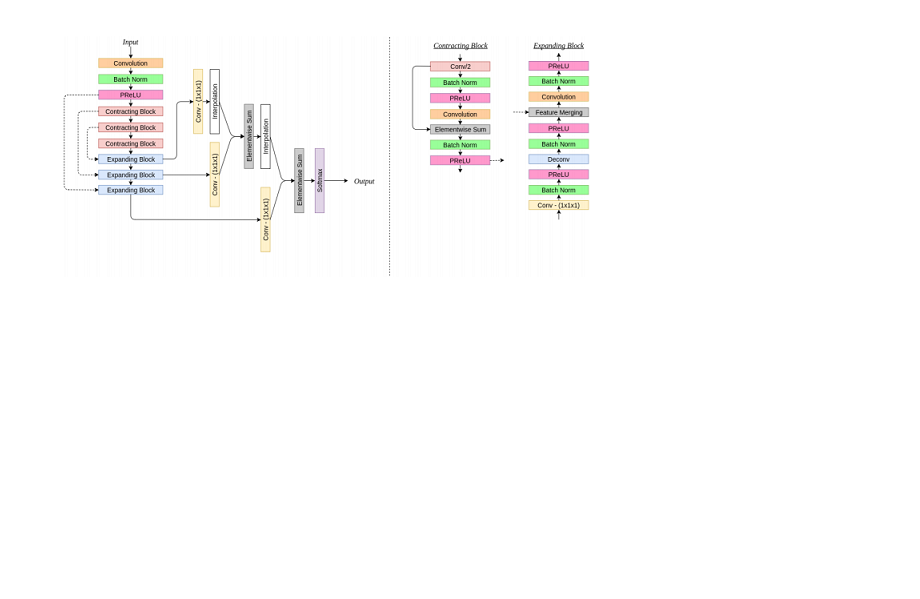
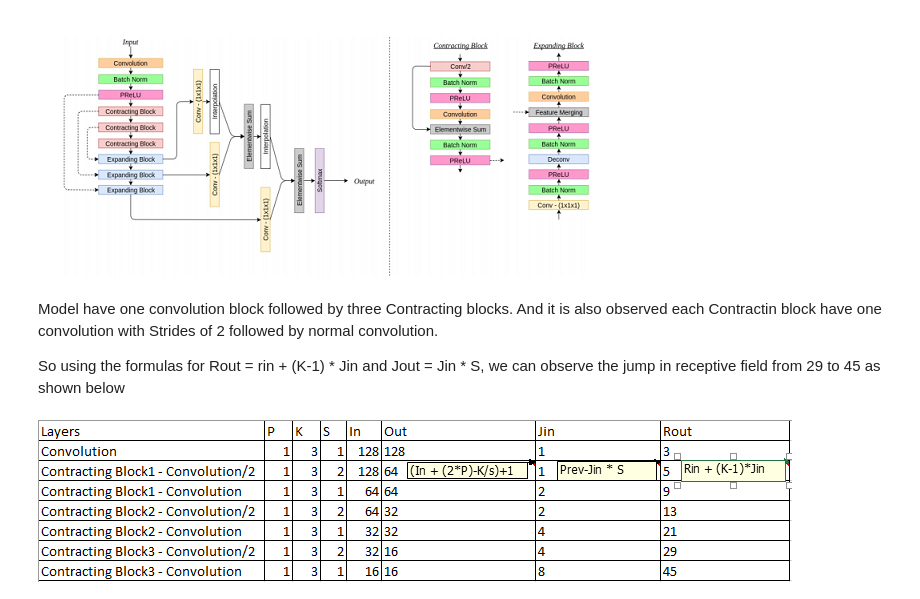
Before and after one commit to gkdivya/ComputerVisionAI, a Jupyter notebook: 10.Interpretability/Kernels_and_Activations_DNN.ipynb, the cells around one changed output. Saved outputs shown, nothing was run; the diff lists cells and outputs as text; code cells hidden in the pictures; blank space fills up the shorter version.

```diff
--- a/10.Interpretability/Kernels_and_Activations_DNN.ipynb
+++ b/10.Interpretability/Kernels_and_Activations_DNN.ipynb
@@ -254,3 +258,13 @@ model = cv2.imread('/content/Model.png')
 cv2_imshow( model)
 # %% [output]
 [figure]
+# %% [markdown]
+Model have one convolution block followed by three Contracting blocks. And it is also observed each Contractin block have one convolution with Strides of 2 followed by normal convolution.
+
+So using the formulas for Rout = rin + (K-1) * Jin and Jout = Jin * S, we can observe the jump in receptive field from 29 to 45 as shown below
+# %%
+from google.colab.patches import cv2_imshow
+rf_calculation = cv2.imread('/content/RF_Calculation.png')
+cv2_imshow( rf_calculation)
+# %% [output]
+[figure, added]
```
Also changed, not shown: parts of 1 cell of this notebook.
